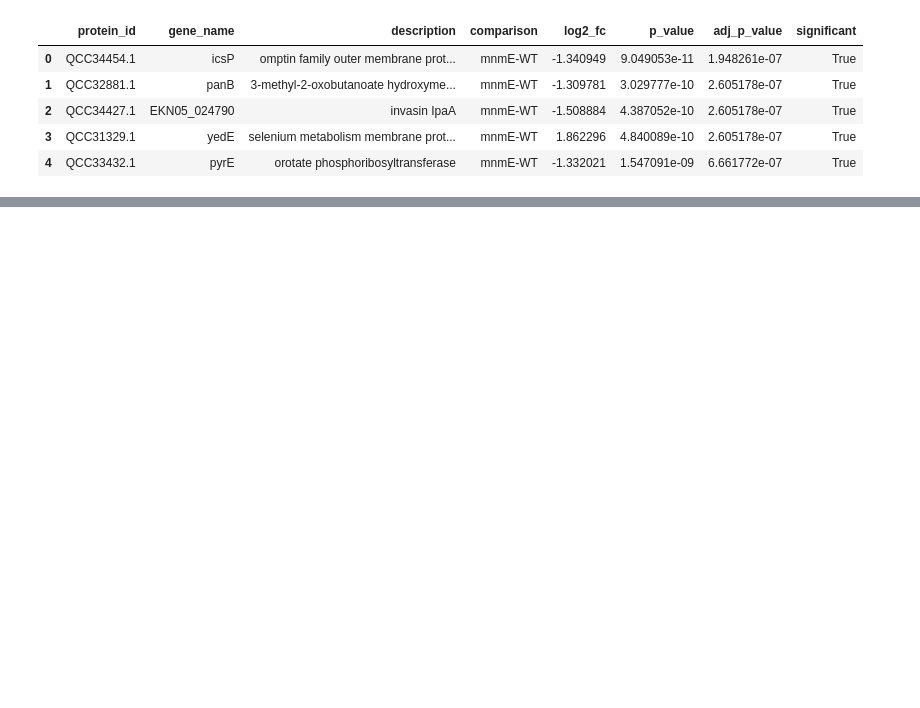
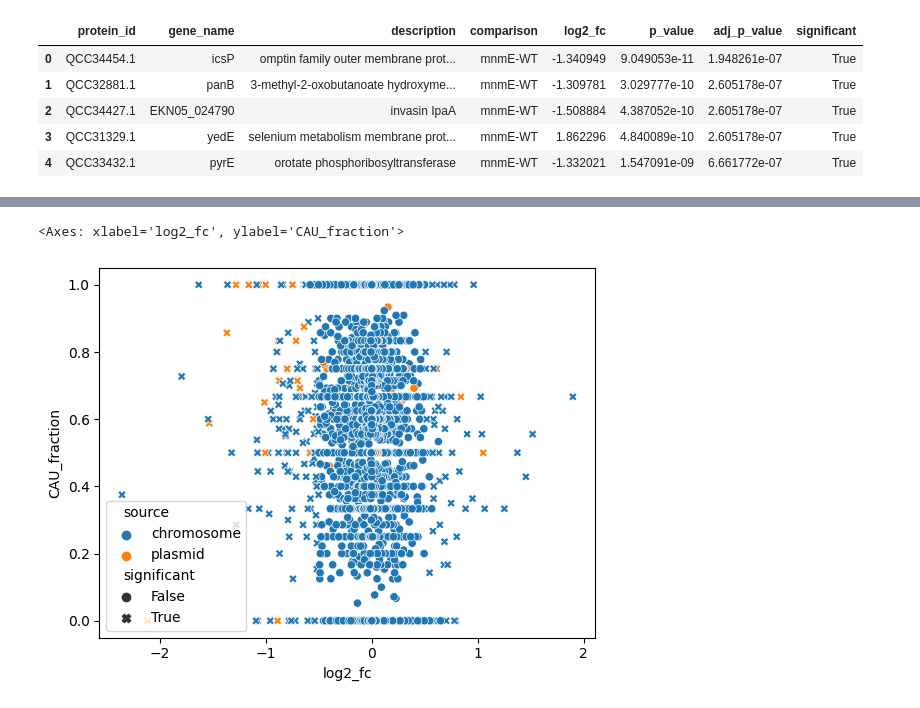
Before and after one commit to Oftatkofta/codon_counter, a Jupyter notebook: proteomics_correlation.ipynb, the cells around one changed output, grey strips where cells are left out. Cells and saved outputs as stored; diff of their text form; code cells hidden in the pictures; blank space fills up the shorter version.

```diff
--- a/proteomics_correlation.ipynb
+++ b/proteomics_correlation.ipynb
@@ -163,0 +188,15 @@ df
+# %%
+h_counts = make_aa_dict(chromosome, 'CAU')
+h_counts.update(make_aa_dict(plasmid, 'CAU'))
+cau_counts = make_codon_dict(chromosome, 'CAU')
+cau_counts.update(make_codon_dict(plasmid, 'CAU'))
+
+df['H_count'] = df['protein_id'].map(h_counts)
+df['CAU_count'] = df['protein_id'].map(cau_counts)
+df['CAU_fraction'] = df['CAU_count']/df['H_count']
+
+df = df.fillna(0)
+sns.scatterplot(data = df.loc[df['comparison'] == 'mnmG-WT'],x="log2_fc",y="CAU_fraction", hue="source", style='significant')
+# %% [output]
+<Axes: xlabel='log2_fc', ylabel='CAU_fraction'>
+[figure, added]
```
Also changed, not shown: parts of 10 cells of this notebook, 2 other files.
